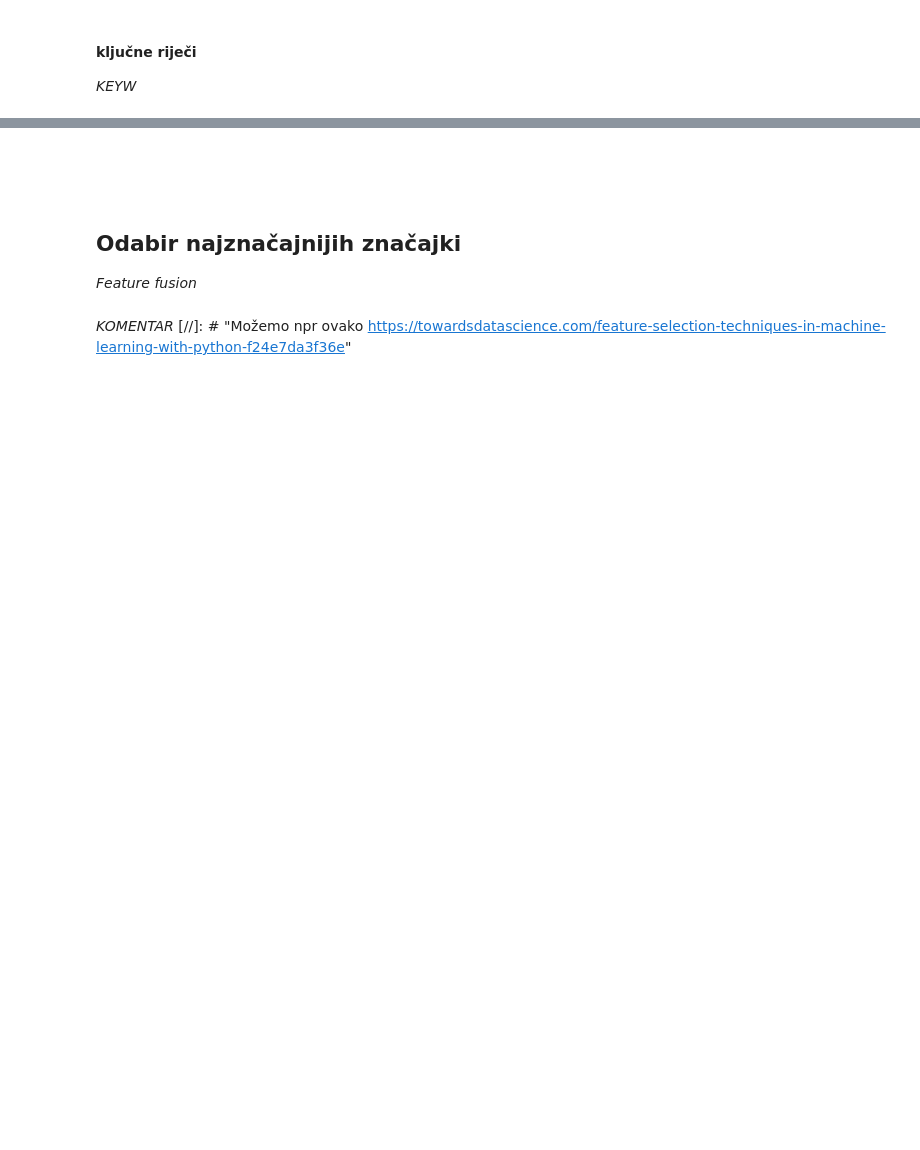
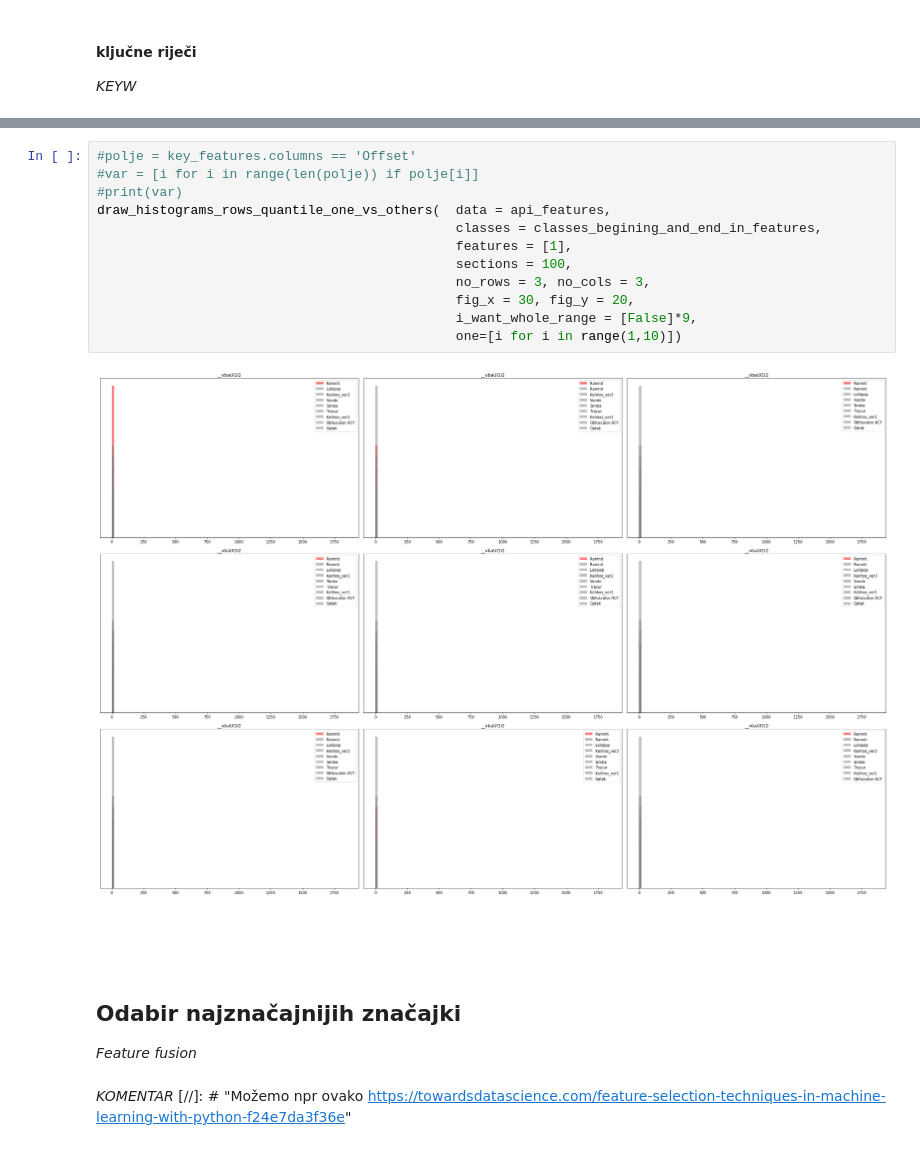
Before and after one commit to tomarga/Machine-Burning, a Jupyter notebook: [project proposal] microsoft malware classification.ipynb, the cells around one changed output, grey strips where cells are left out. Saved outputs shown, nothing was run; the diff lists cells and outputs as text; blank space fills up the shorter version.

```diff
--- a/[project proposal] microsoft malware classification.ipynb
+++ b/[project proposal] microsoft malware classification.ipynb
@@ -550,3 +893,17 @@ _KEYW_
+# %%
+#polje = key_features.columns == 'Offset'
+#var = [i for i in range(len(polje)) if polje[i]]
+#print(var)
+draw_histograms_rows_quantile_one_vs_others(  data = api_features,
+                                              classes = classes_begining_and_end_in_features,
+                                              features = [1],
+                                              sections = 100,
+                                              no_rows = 3, no_cols = 3,
+                                              fig_x = 30, fig_y = 20,
+                                              i_want_whole_range = [False]*9,
+                                              one=[i for i in range(1,10)])
+# %% [output]
+[figure, added]
 # %% [markdown]
 <br>
 <br>
```
Also changed, not shown: parts of 38 cells of this notebook, 2 other files.
